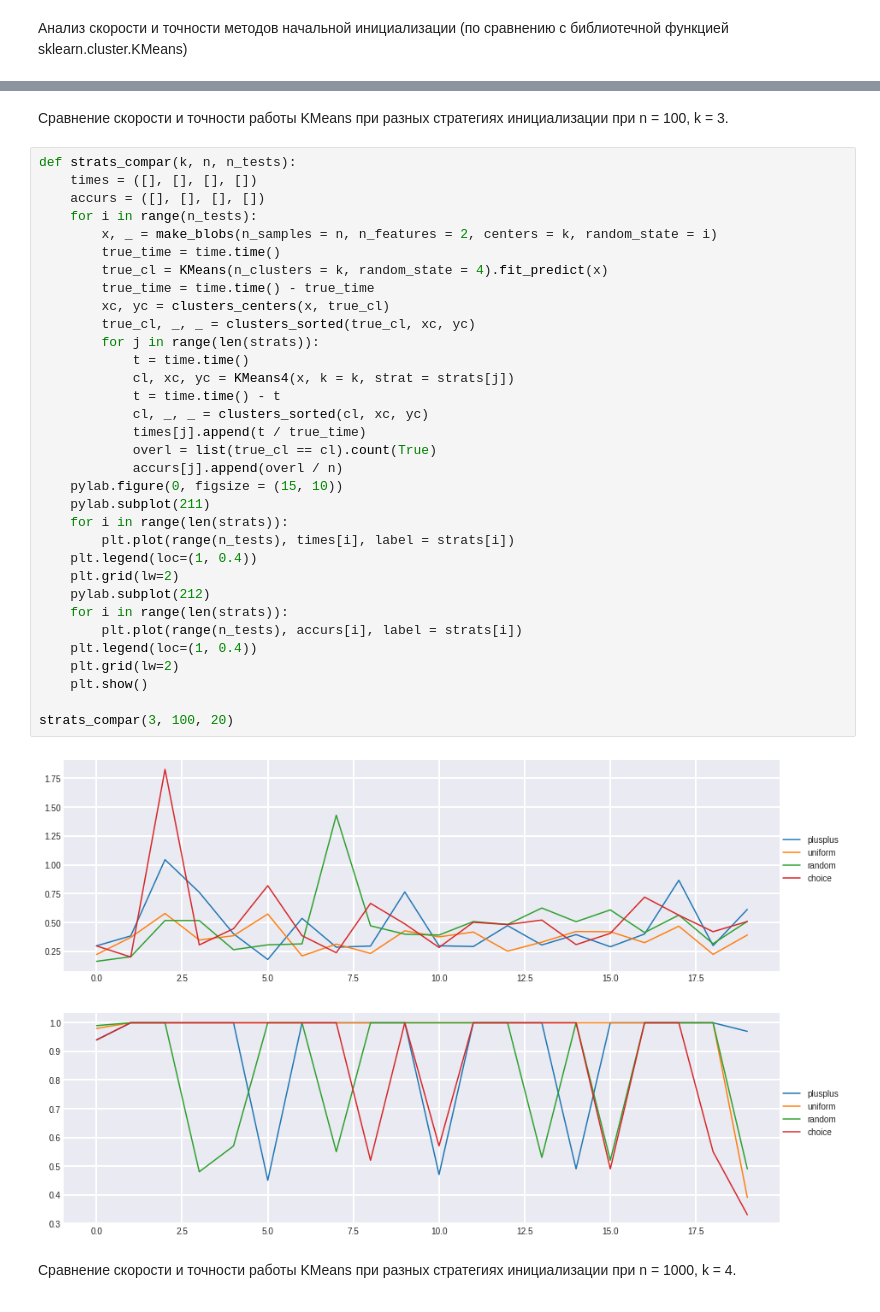
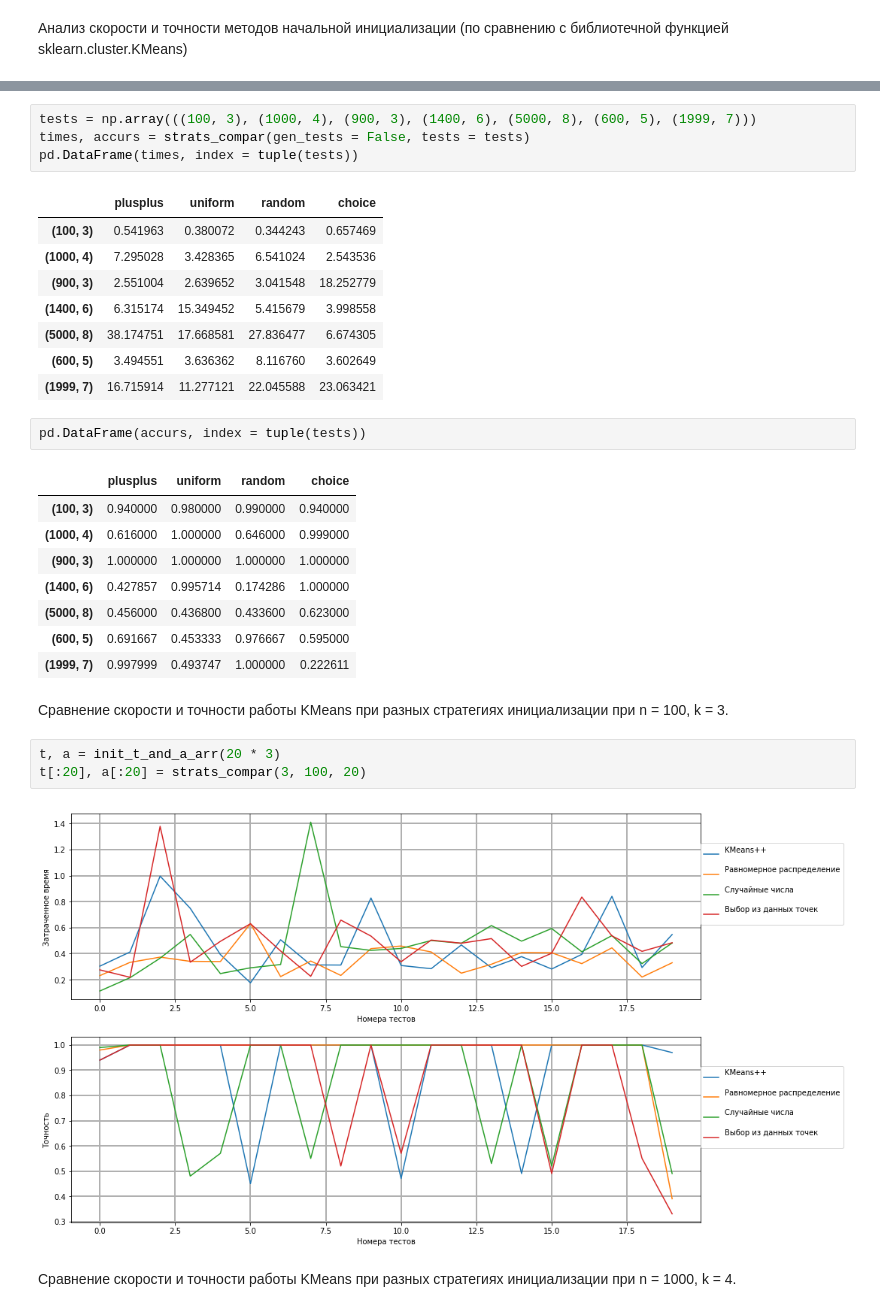
Before and after one commit to rt2122/python, a Jupyter notebook: IML/main_part1.ipynb, the cells around one changed output, grey strips where cells are left out. Cells and saved outputs as stored; diff of their text form.

```diff
--- a/IML/main_part1.ipynb
+++ b/IML/main_part1.ipynb
@@ -125,39 +43,33 @@ pd.DataFrame(table, index = tests)
+# %%
+tests = np.array(((100, 3), (1000, 4), (900, 3), (1400, 6), (5000, 8), (600, 5), (1999, 7)))
+times, accurs = strats_compar(gen_tests = False, tests = tests)
+pd.DataFrame(times, index = tuple(tests))
+# %% [output]
+|  | plusplus | uniform | random | choice |
+| (100, 3) | 0.541963 | 0.380072 | 0.344243 | 0.657469 |
+| (1000, 4) | 7.295028 | 3.428365 | 6.541024 | 2.543536 |
+| (900, 3) | 2.551004 | 2.639652 | 3.041548 | 18.252779 |
+| (1400, 6) | 6.315174 | 15.349452 | 5.415679 | 3.998558 |
+| (5000, 8) | 38.174751 | 17.668581 | 27.836477 | 6.674305 |
+| (600, 5) | 3.494551 | 3.636362 | 8.116760 | 3.602649 |
+| (1999, 7) | 16.715914 | 11.277121 | 22.045588 | 23.063421 |
+# %%
+pd.DataFrame(accurs, index = tuple(tests))
+# %% [output]
+|  | plusplus | uniform | random | choice |
+| (100, 3) | 0.940000 | 0.980000 | 0.990000 | 0.940000 |
+| (1000, 4) | 0.616000 | 1.000000 | 0.646000 | 0.999000 |
+| (900, 3) | 1.000000 | 1.000000 | 1.000000 | 1.000000 |
+| (1400, 6) | 0.427857 | 0.995714 | 0.174286 | 1.000000 |
+| (5000, 8) | 0.456000 | 0.436800 | 0.433600 | 0.623000 |
+| (600, 5) | 0.691667 | 0.453333 | 0.976667 | 0.595000 |
+| (1999, 7) | 0.997999 | 0.493747 | 1.000000 | 0.222611 |
 # %% [markdown]
 Сравнение скорости и точности работы KMeans при разных стратегиях инициализации при n = 100, k = 3.
-# %%
-def strats_compar(k, n, n_tests):
-    times = ([], [], [], [])
-    accurs = ([], [], [], [])
-    for i in range(n_tests):
-        x, _ = make_blobs(n_samples = n, n_features = 2, centers = k, random_state = i)
-        true_time = time.time()
-        true_cl = KMeans(n_clusters = k, random_state = 4).fit_predict(x)
-        true_time = time.time() - true_time
-        xc, yc = clusters_centers(x, true_cl)
-        true_cl, _, _ = clusters_sorted(true_cl, xc, yc)
-        for j in range(len(strats)):
-            t = time.time()
-            cl, xc, yc = KMeans4(x, k = k, strat = strats[j])
-            t = time.time() - t
-            cl, _, _ = clusters_sorted(cl, xc, yc)
-            times[j].append(t / true_time)
-            overl = list(true_cl == cl).count(True)
-            accurs[j].append(overl / n)
-    pylab.figure(0, figsize = (15, 10))
-    pylab.subplot(211)
-    for i in range(len(strats)):
-        plt.plot(range(n_tests), times[i], label = strats[i])
-    plt.legend(loc=(1, 0.4))
-    plt.grid(lw=2)
-    pylab.subplot(212)
-    for i in range(len(strats)):
-        plt.plot(range(n_tests), accurs[i], label = strats[i])
-    plt.legend(loc=(1, 0.4))
-    plt.grid(lw=2)
-    plt.show()
-
-strats_compar(3, 100, 20)
-# %% [output]
-[figure, removed]
+# %%
+t, a = init_t_and_a_arr(20 * 3)
+t[:20], a[:20] = strats_compar(3, 100, 20)
+# %% [output]
+[figure, added]
 # %% [markdown]
 Сравнение скорости и точности работы KMeans при разных стратегиях инициализации при n = 1000, k = 4.
```
Also changed, not shown: parts of 9 cells of this notebook, 5 other files.
